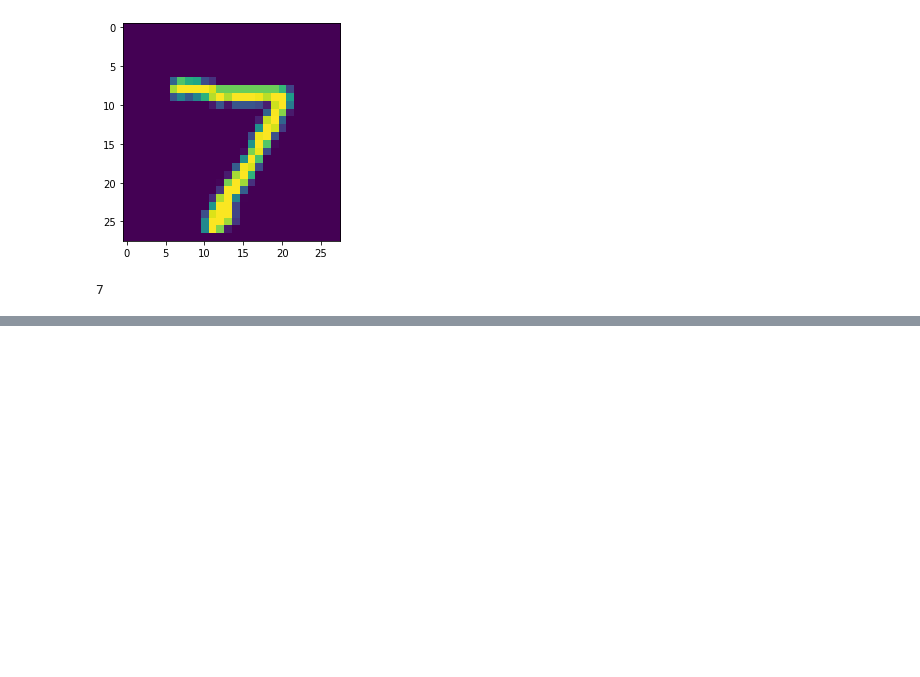
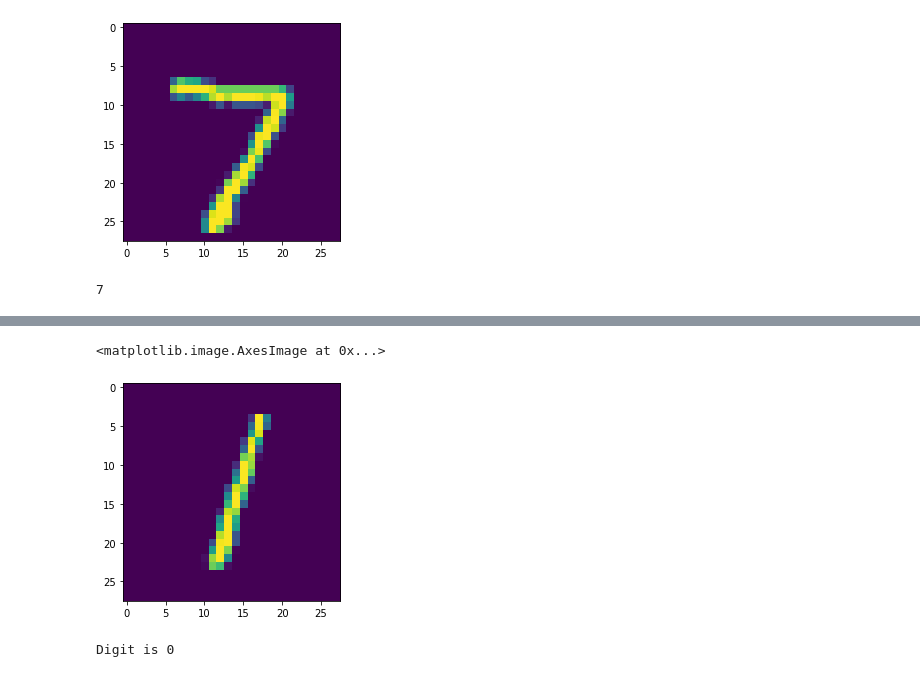
Before and after one commit to Sameer-Ahmed7/Deep_learning_Practice, a Jupyter notebook: MNIST.ipynb, the cells around one changed output, grey strips where cells are left out. Saved outputs shown, nothing was run; the diff lists cells and outputs as text; code cells hidden in the pictures; blank space fills up the shorter version.

```diff
--- a/MNIST.ipynb
+++ b/MNIST.ipynb
@@ -80,0 +146,5 @@ test ACC :  0.9805
+# %%
+plt.imshow(test_images[2].reshape(28,28))
+# %% [output]
+<matplotlib.image.AxesImage at 0x...>
+[figure, added]
@@ -80,0 +153,4 @@ test ACC :  0.9805
+# %%
+prediction(predict4)
+# %% [output]
+Digit is 0
```
Also changed, not shown: parts of 27 cells of this notebook.
